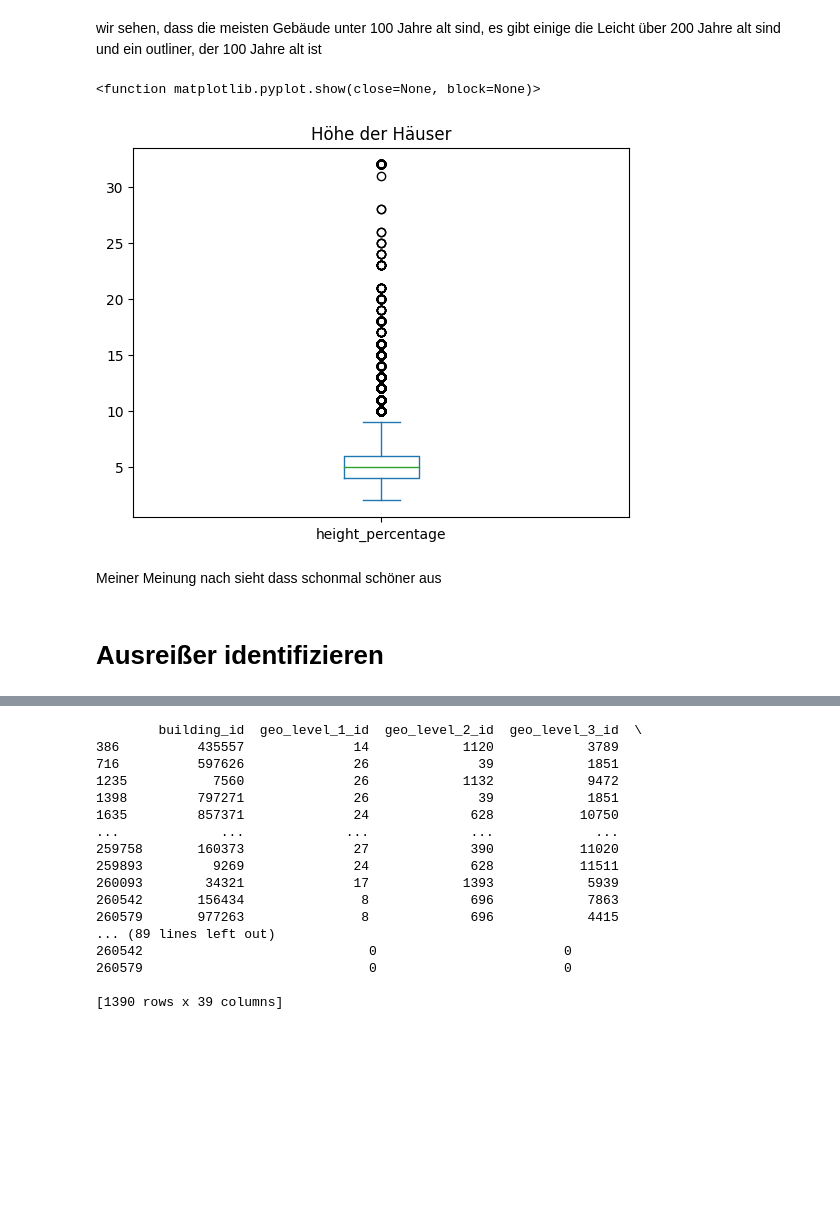
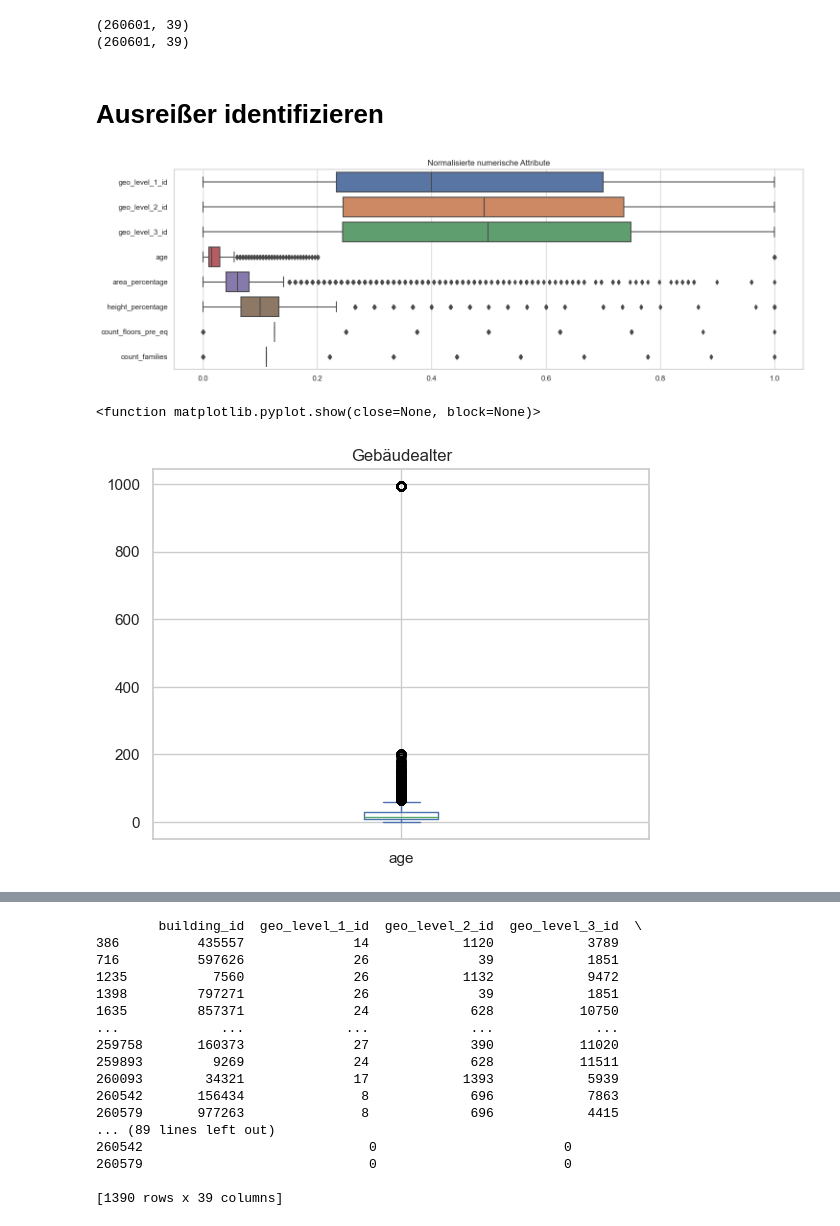
Before and after one commit to joscha-hillienhoff/earthquake-damage-ml, a Jupyter notebook: data_understanding.ipynb, the cells around one changed output, grey strips where cells are left out. Saved outputs shown, nothing was run; the diff lists cells and outputs as text; code cells hidden in the pictures; blank space fills up the shorter version.

```diff
--- a/data_understanding.ipynb
+++ b/data_understanding.ipynb
@@ -80,14 +150,58 @@ plt.show
-# %% [markdown]
-wir sehen, dass die meisten Gebäude unter 100 Jahre alt sind, es gibt einige die Leicht über 200 Jahre alt sind und ein outliner, der 100 Jahre alt ist
-# %%
-df["height_percentage"].plot(kind = "box", title = "Höhe der Häuser")
-plt.show
-# %% [output]
-<function matplotlib.pyplot.show(close=None, block=None)>
-[figure, removed]
-# %% [markdown]
-Meiner Meinung nach sieht dass schonmal schöner aus
+# %%
+print(df_comp_train.shape)
+# Entfernen von Duplikaten
+df_comp_train_wo_duplicates = df_comp_train.drop_duplicates()
+print(df_comp_train_wo_duplicates.shape)
+# %% [output]
+(260601, 39)
+(260601, 39)
 # %% [markdown]
 # Ausreißer identifizieren
+# %%
+import pandas as pd
+import seaborn as sns
+import matplotlib.pyplot as plt
+from sklearn.preprocessing import MinMaxScaler
+
+# Numerische Attribute auswählen
+numeric_columns = ['geo_level_1_id', 'geo_level_2_id', 'geo_level_3_id', 'age', 'area_percentage', 'height_percentage', 'count_floors_pre_eq', 'count_families']
+
+# Daten normalisieren
+scaler = MinMaxScaler()
+df_normalized = pd.DataFrame(scaler.fit_transform(df_comp_train[numeric_columns]), columns=numeric_columns)
+
+# Set the style for the plots
+sns.set(style="whitegrid")
+
+# Create a boxplot for each normalized column
+plt.figure(figsize=(15, 5))
+sns.boxplot(data=df_normalized, orient="h")
+
+# Add title
+plt.title('Normalisierte numerische Attribute')
+
+# Adjust layout
+plt.tight_layout()
+plt.show()
+# %% [output]
+[figure, added]
+# %%
+df_comp_train["age"].plot(kind = "box", title = "Gebäudealter")
+plt.show
+# df_comp_train["geo_level_1_id"].plot(kind = "box", title = "geo_level_1_id")
+# plt.show
+# df_comp_train["geo_level_2_id"].plot(kind = "box", title = "geo_level_2_id")
+# plt.show
+# df_comp_train["geo_level_3_id"].plot(kind = "box", title = "geo_level_3_id")
+# plt.show
+# df_comp_train["count_floors_pre_eq"].plot(kind = "box", title = "Etagenanzahl")
+# plt.show
+# df_comp_train["area_percentage"].plot(kind = "box", title = "Grundfläche")
+# plt.show
+# df_comp_train["height_percentage"].plot(kind = "box", title = "Höhe")
+# plt.show
+# %% [output]
+<function matplotlib.pyplot.show(close=None, block=None)>
+[figure, added]
 # %%
 # Berechnung von Durchschnitt und Standardabweichung
```
Also changed, not shown: parts of 51 cells of this notebook.
